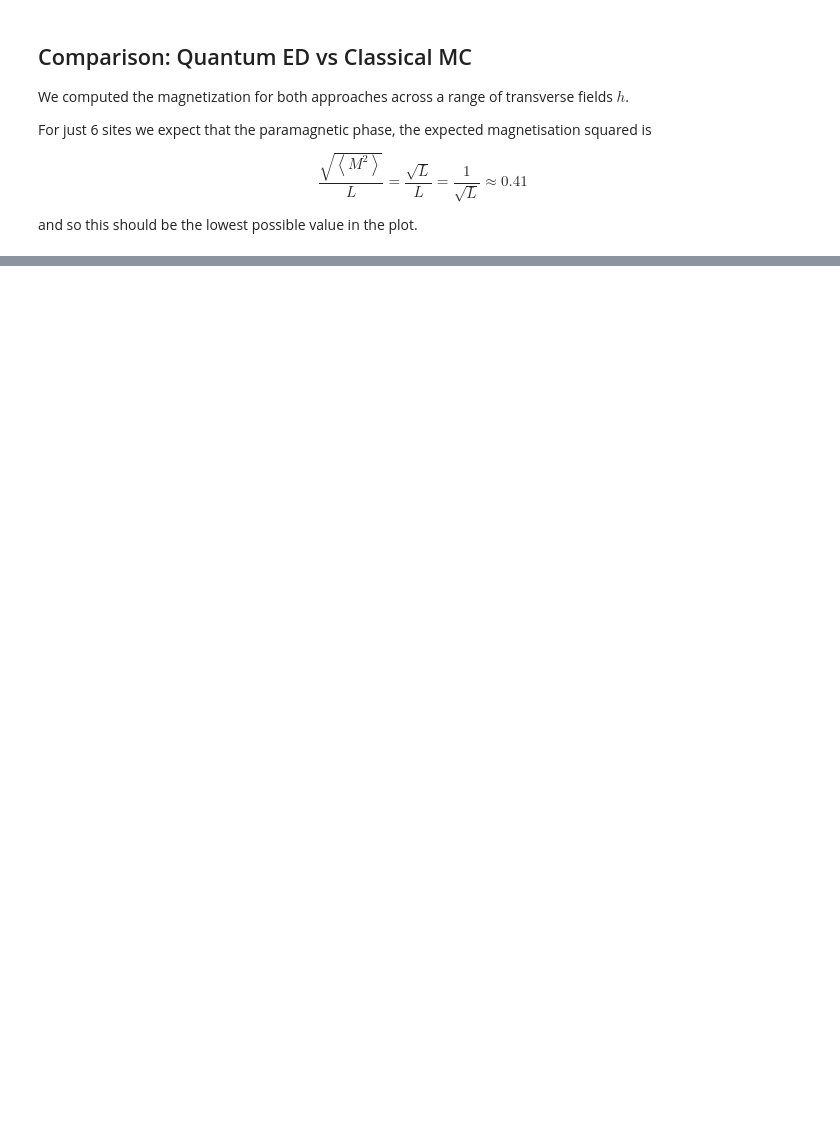
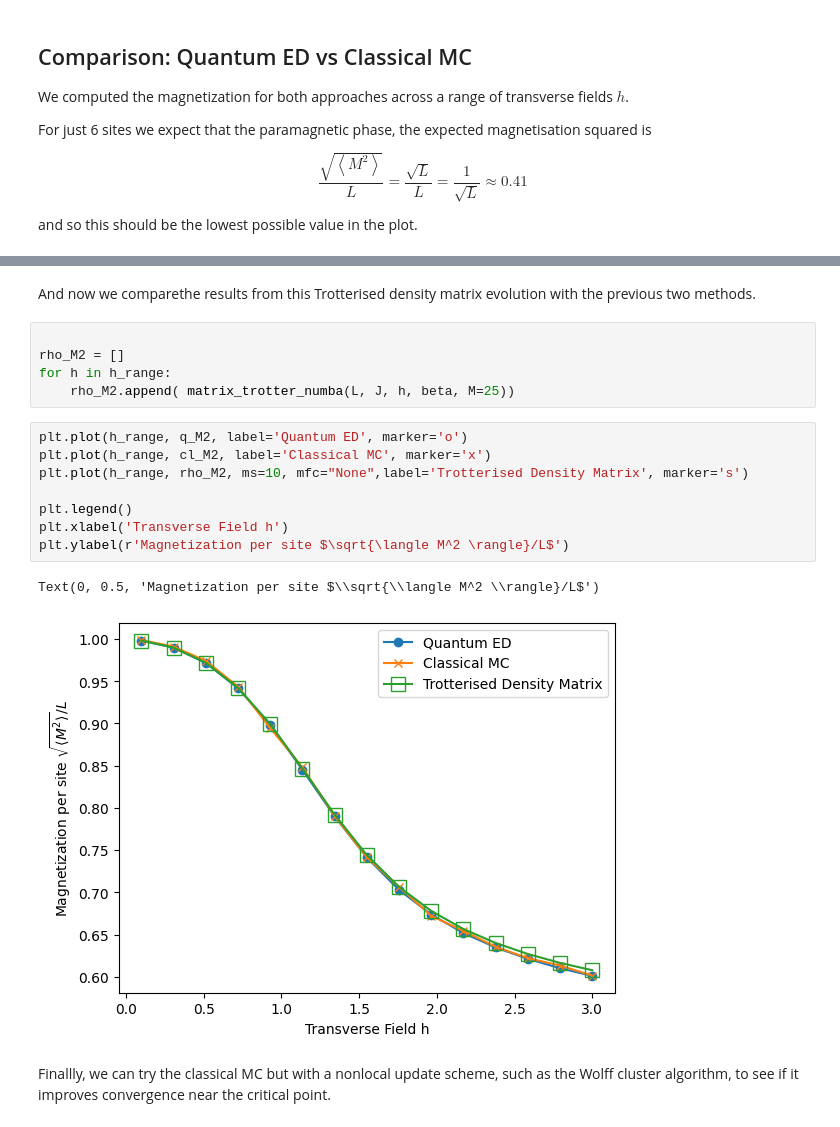
Before and after one commit to FTurci/quantum-classical-ising, a Jupyter notebook: test.ipynb, the cells around one changed output, grey strips where cells are left out. Saved outputs shown, nothing was run; the diff lists cells and outputs as text; blank space fills up the shorter version.

Commit message:
transfer and wolff

```diff
--- a/test.ipynb
+++ b/test.ipynb
@@ -251,0 +322,20 @@ Note: you may need to restart the kernel to use updated packages.
+# %% [markdown]
+And now we comparethe results from this Trotterised density matrix evolution with the previous two methods.
+# %%
+
+rho_M2 = []
+for h in h_range:
+    rho_M2.append( matrix_trotter_numba(L, J, h, beta, M=25))
+# %%
+plt.plot(h_range, q_M2, label='Quantum ED', marker='o')
+plt.plot(h_range, cl_M2, label='Classical MC', marker='x')
+plt.plot(h_range, rho_M2, ms=10, mfc="None",label='Trotterised Density Matrix', marker='s')
+
+plt.legend()
+plt.xlabel('Transverse Field h')
+plt.ylabel(r'Magnetization per site $\sqrt{\langle M^2 \rangle}/L$')
+# %% [output]
+Text(0, 0.5, 'Magnetization per site $\\sqrt{\\langle M^2 \\rangle}/L$')
+[figure, added]
+# %% [markdown]
+Finallly, we can try the classical MC but with a nonlocal update scheme, such as the Wolff cluster algorithm, to see if it improves convergence near the critical point.
```
Also changed, not shown: parts of 18 cells of this notebook.
